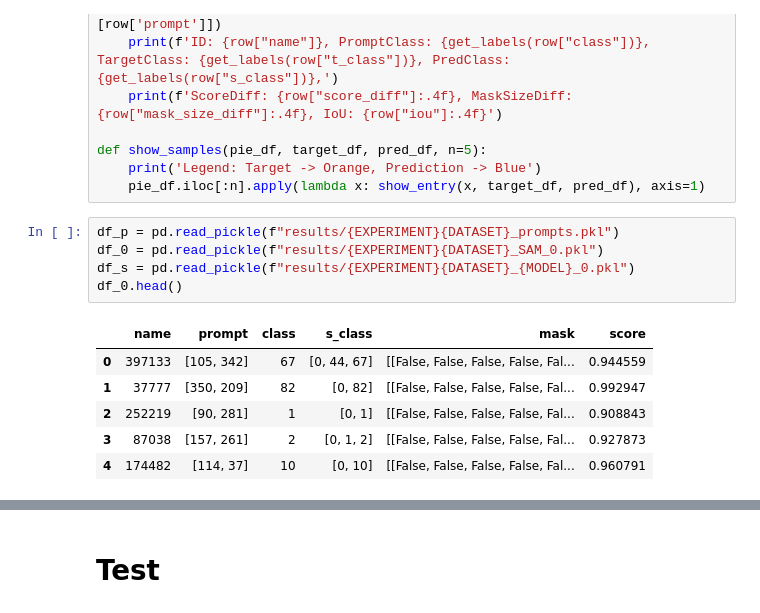
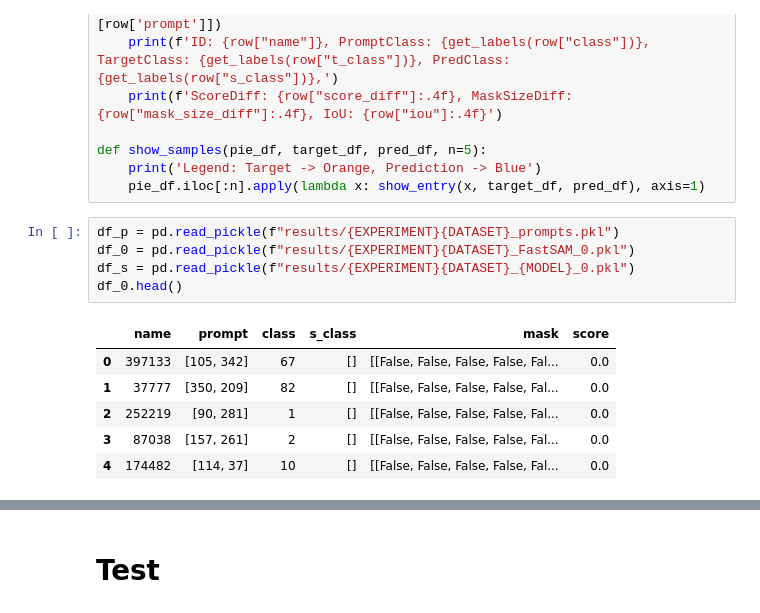
Before and after one commit to simoneangarano/BenchSAM, a Jupyter notebook: MobileSAM Test.ipynb, the cells around one changed output, grey strips where cells are left out. Saved outputs shown, nothing was run; the diff lists cells and outputs as text.

```diff
--- a/MobileSAM Test.ipynb
+++ b/MobileSAM Test.ipynb
@@ -362,16 +425,16 @@ def show_samples(pie_df, target_df, pred_df, n=5):
     pie_df.iloc[:n].apply(lambda x: show_entry(x, target_df, pred_df), axis=1)
 # %%
 df_p = pd.read_pickle(f"results/{EXPERIMENT}{DATASET}_prompts.pkl")
-df_0 = pd.read_pickle(f"results/{EXPERIMENT}{DATASET}_SAM_0.pkl")
+df_0 = pd.read_pickle(f"results/{EXPERIMENT}{DATASET}_FastSAM_0.pkl")
 df_s = pd.read_pickle(f"results/{EXPERIMENT}{DATASET}_{MODEL}_0.pkl")
 df_0.head()
 # %% [output]
 |  | name | prompt | class | s_class | mask | score |
-| 0 | 397133 | [105, 342] | 67 | [0, 44, 67] | [[False, False, False, False, Fal... | 0.944559 |
-| 1 | 37777 | [350, 209] | 82 | [0, 82] | [[False, False, False, False, Fal... | 0.992947 |
-| 2 | 252219 | [90, 281] | 1 | [0, 1] | [[False, False, False, False, Fal... | 0.908843 |
-| 3 | 87038 | [157, 261] | 2 | [0, 1, 2] | [[False, False, False, False, Fal... | 0.927873 |
-| 4 | 174482 | [114, 37] | 10 | [0, 10] | [[False, False, False, False, Fal... | 0.960791 |
+| 0 | 397133 | [105, 342] | 67 | [] | [[False, False, False, False, Fal... | 0.0 |
+| 1 | 37777 | [350, 209] | 82 | [] | [[False, False, False, False, Fal... | 0.0 |
+| 2 | 252219 | [90, 281] | 1 | [] | [[False, False, False, False, Fal... | 0.0 |
+| 3 | 87038 | [157, 261] | 2 | [] | [[False, False, False, False, Fal... | 0.0 |
+| 4 | 174482 | [114, 37] | 10 | [] | [[False, False, False, False, Fal... | 0.0 |
 # %%
 df_0s = get_analytics(df_0, df_s)
 df_0s.head()
```
Also changed, not shown: parts of 28 cells of this notebook, 4 other files.
